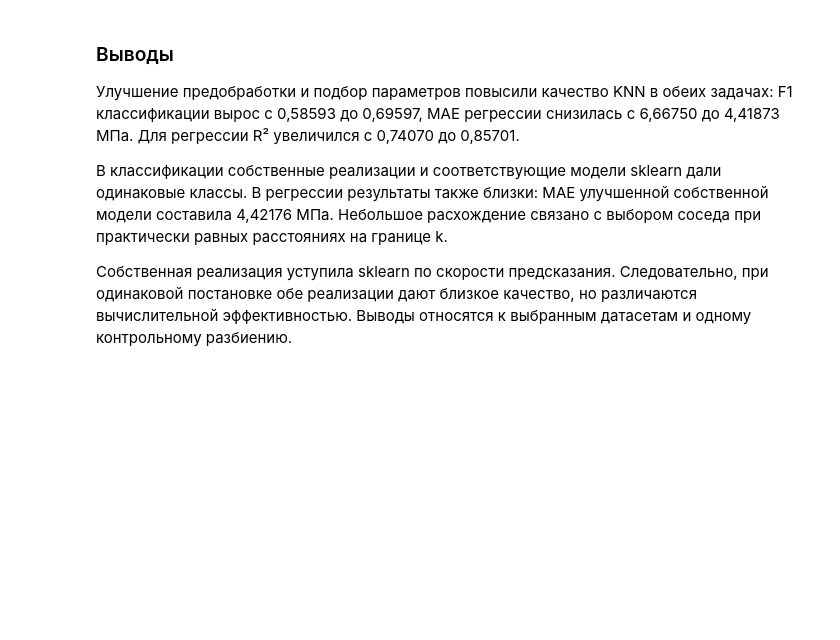
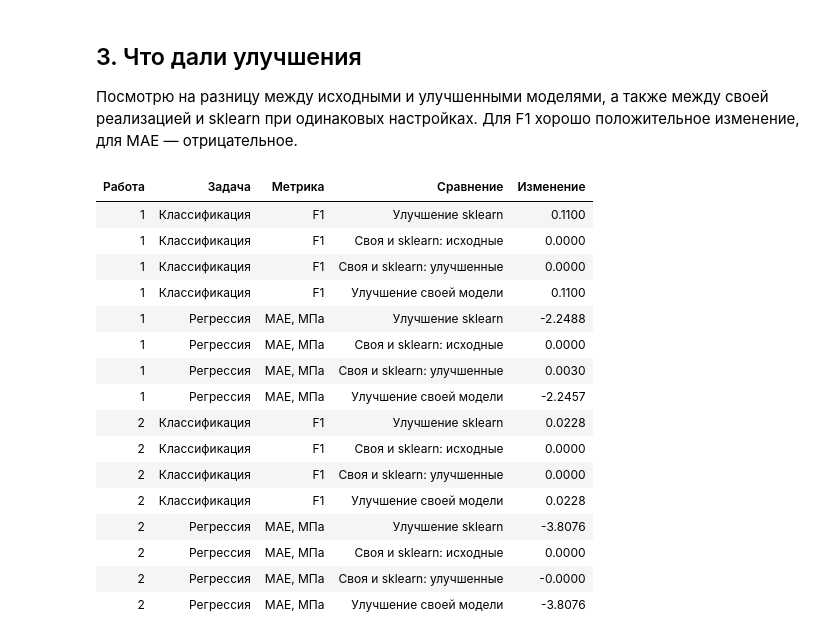
Before and after one commit to sergey162/AI-Frameworks, a Jupyter notebook: comparison.ipynb, the cells around one changed output. Cells and saved outputs as stored; diff of their text form; code cells hidden in the pictures; blank space fills up the shorter version.

```diff
--- a/comparison.ipynb
+++ b/comparison.ipynb
@@ -110,14 +236,39 @@ for task, group in results[results.stage != "dummy"].groupby("task"):
 # %% [markdown]
-### Выводы
+## 3. Что дали улучшения
 
-Улучшение предобработки и подбор параметров повысили качество KNN в обеих задачах:
-F1 классификации вырос с 0,58593 до 0,69597, MAE регрессии снизилась с 6,66750 до 4,41873 МПа.
-Для регрессии R² увеличился с 0,74070 до 0,85701.
-
-В классификации собственные реализации и соответствующие модели sklearn дали одинаковые классы.
-В регрессии результаты также близки: MAE улучшенной собственной модели составила 4,42176 МПа.
-Небольшое расхождение связано с выбором соседа при практически равных расстояниях на границе k.
-
-Собственная реализация уступила sklearn по скорости предсказания. Следовательно, при одинаковой
-постановке обе реализации дают близкое качество, но различаются вычислительной эффективностью.
-Выводы относятся к выбранным датасетам и одному контрольному разбиению.
+Посмотрю на разницу между исходными и улучшенными моделями,
+а также между своей реализацией и sklearn при одинаковых настройках.
+Для F1 хорошо положительное изменение, для MAE — отрицательное.
+# %%
+# Разности показывают эффект улучшений и совпадение качества реализаций.
+pairs = [("sklearn_improved", "sklearn_baseline", "Улучшение sklearn"),
+         ("custom_baseline", "sklearn_baseline", "Своя и sklearn: исходные"),
+         ("custom_improved", "sklearn_improved", "Своя и sklearn: улучшенные"),
+         ("custom_improved", "custom_baseline", "Улучшение своей модели")]
+deltas = []
+for (lab, task), group in results.groupby(["lab", "task"]):
+    metric = "f1" if task == "classification" else "mae"
+    group = group.set_index("model")
+    for left, right, label in pairs:
+        if left in group.index and right in group.index:
+            deltas.append({"lab": lab, "task": task, "Метрика": "F1" if metric == "f1" else "MAE, МПа",
+                           "comparison": label, "delta": group.loc[left, metric] - group.loc[right, metric]})
+show_table(pd.DataFrame(deltas))
+# %% [output]
+| Работа | Задача | Метрика | Сравнение | Изменение |
+| 1 | Классификация | F1 | Улучшение sklearn | 0.1100 |
+| 1 | Классификация | F1 | Своя и sklearn: исходные | 0.0000 |
+| 1 | Классификация | F1 | Своя и sklearn: улучшенные | 0.0000 |
+| 1 | Классификация | F1 | Улучшение своей модели | 0.1100 |
+| 1 | Регрессия | MAE, МПа | Улучшение sklearn | -2.2488 |
+| 1 | Регрессия | MAE, МПа | Своя и sklearn: исходные | 0.0000 |
+| 1 | Регрессия | MAE, МПа | Своя и sklearn: улучшенные | 0.0030 |
+| 1 | Регрессия | MAE, МПа | Улучшение своей модели | -2.2457 |
+| 2 | Классификация | F1 | Улучшение sklearn | 0.0228 |
+| 2 | Классификация | F1 | Своя и sklearn: исходные | 0.0000 |
+| 2 | Классификация | F1 | Своя и sklearn: улучшенные | 0.0000 |
+| 2 | Классификация | F1 | Улучшение своей модели | 0.0228 |
+| 2 | Регрессия | MAE, МПа | Улучшение sklearn | -3.8076 |
+| 2 | Регрессия | MAE, МПа | Своя и sklearn: исходные | 0.0000 |
+| 2 | Регрессия | MAE, МПа | Своя и sklearn: улучшенные | -0.0000 |
+| 2 | Регрессия | MAE, МПа | Улучшение своей модели | -3.8076 |
```
Also changed, not shown: parts of 10 cells of this notebook, 40 other files.
